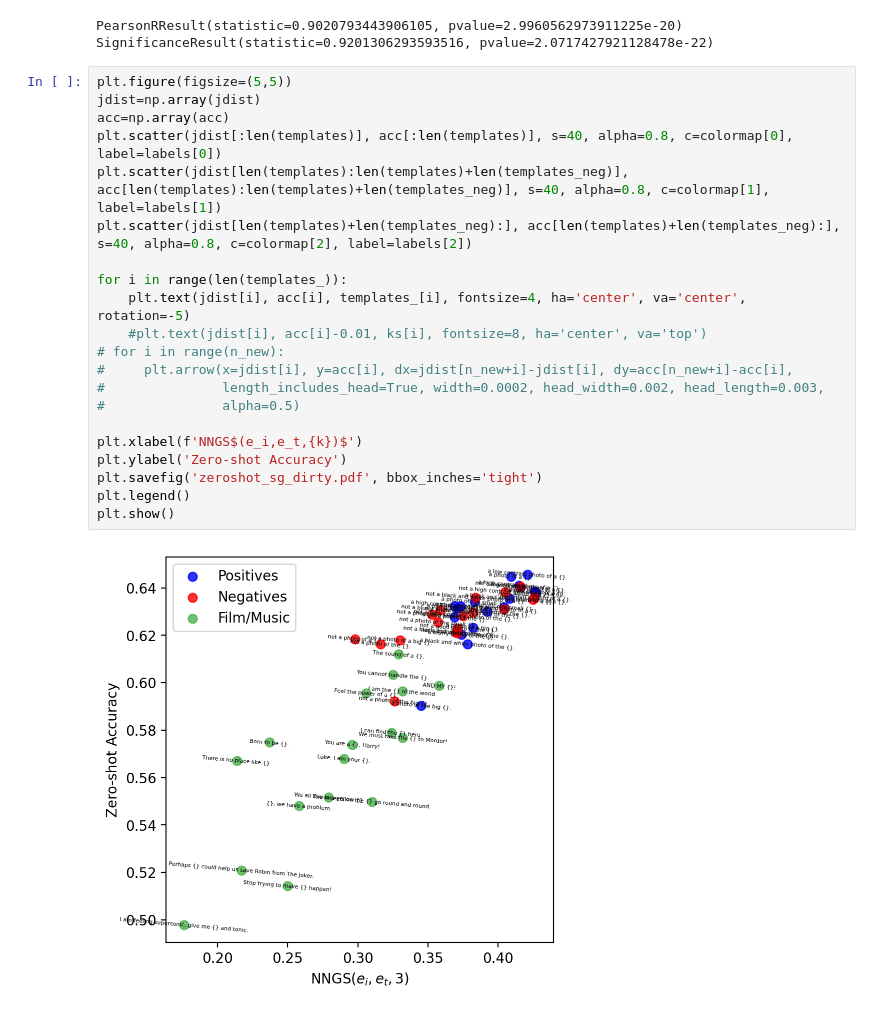
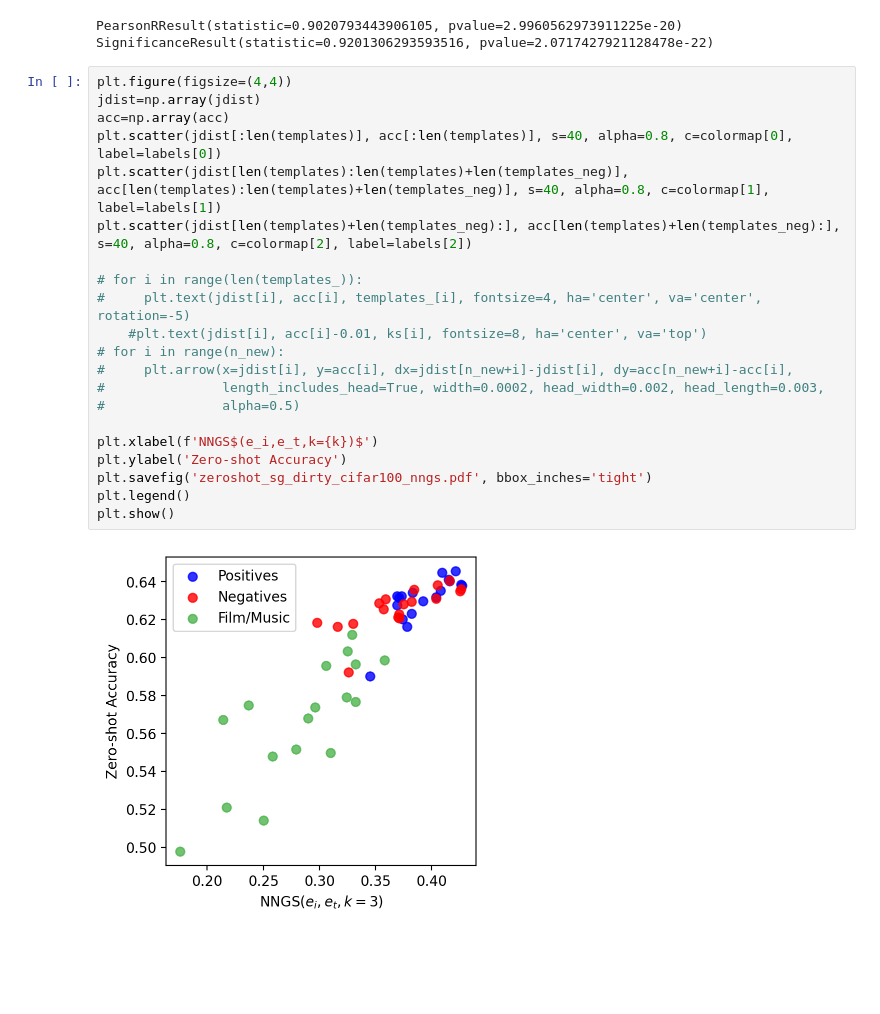
Before and after one commit to tiagoft/graph_structure, a Jupyter notebook: experiments/nngs_paper/notebooks/zeroshot_clip_cifar100_nngs.ipynb, the cells around one changed output. Saved outputs shown, nothing was run; the diff lists cells and outputs as text; blank space fills up the shorter version.

Commit message:
Fixed CIFAR-100 experiments

```diff
--- a/experiments/nngs_paper/notebooks/zeroshot_clip_cifar100_nngs.ipynb
+++ b/experiments/nngs_paper/notebooks/zeroshot_clip_cifar100_nngs.ipynb
@@ -323,25 +308,25 @@ print(st.spearmanr(jdist, acc))
 PearsonRResult(statistic=0.9020793443906105, pvalue=2.9960562973911225e-20)
 SignificanceResult(statistic=0.9201306293593516, pvalue=2.0717427921128478e-22)
 # %%
-plt.figure(figsize=(5,5))
+plt.figure(figsize=(4,4))
 jdist=np.array(jdist)
 acc=np.array(acc)
 plt.scatter(jdist[:len(templates)], acc[:len(templates)], s=40, alpha=0.8, c=colormap[0], label=labels[0])
 plt.scatter(jdist[len(templates):len(templates)+len(templates_neg)], acc[len(templates):len(templates)+len(templates_neg)], s=40, alpha=0.8, c=colormap[1], label=labels[1])
 plt.scatter(jdist[len(templates)+len(templates_neg):], acc[len(templates)+len(templates_neg):], s=40, alpha=0.8, c=colormap[2], label=labels[2])
 
-for i in range(len(templates_)):
-    plt.text(jdist[i], acc[i], templates_[i], fontsize=4, ha='center', va='center', rotation=-5)
+# for i in range(len(templates_)):
+#     plt.text(jdist[i], acc[i], templates_[i], fontsize=4, ha='center', va='center', rotation=-5)
     #plt.text(jdist[i], acc[i]-0.01, ks[i], fontsize=8, ha='center', va='top')
 # for i in range(n_new):
 #     plt.arrow(x=jdist[i], y=acc[i], dx=jdist[n_new+i]-jdist[i], dy=acc[n_new+i]-acc[i],
 #               length_includes_head=True, width=0.0002, head_width=0.002, head_length=0.003,
 #               alpha=0.5)
 
-plt.xlabel(f'NNGS$(e_i,e_t,{k})$')
+plt.xlabel(f'NNGS$(e_i,e_t,k={k})$')
 plt.ylabel('Zero-shot Accuracy')
-plt.savefig('zeroshot_sg_dirty.pdf', bbox_inches='tight')
+plt.savefig('zeroshot_sg_dirty_cifar100_nngs.pdf', bbox_inches='tight')
 plt.legend()
 plt.show()
 # %% [output]
-[figure, old version]
+[figure, new version]
```
Also changed, not shown: parts of 2 cells of this notebook.
